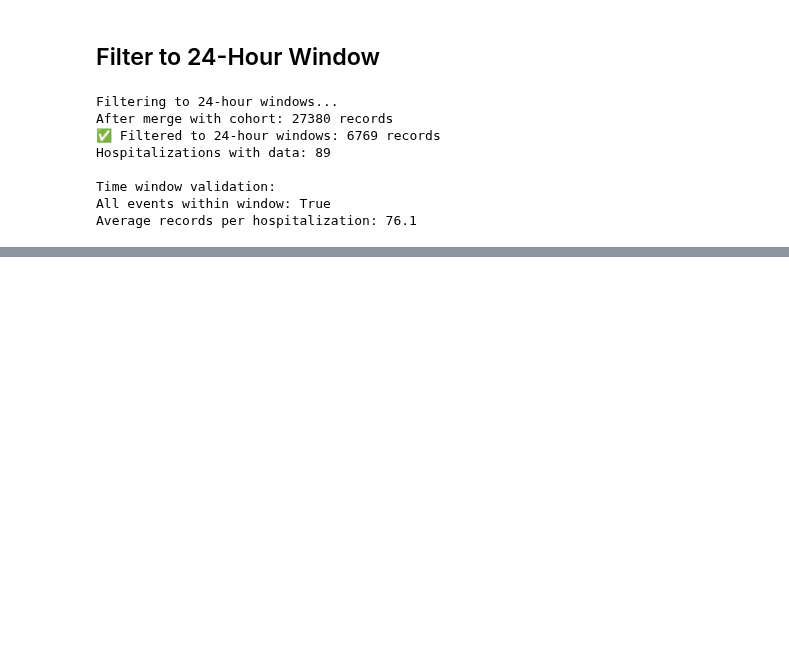
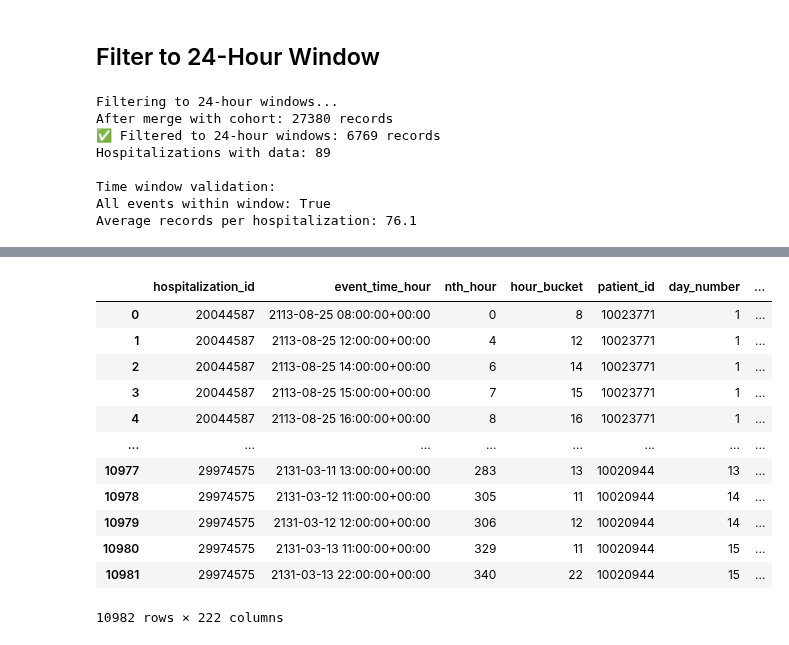
Before and after one commit to Common-Longitudinal-ICU-data-Format/clifpy, a Jupyter notebook: ICU_mortality_model/02_feature_engineering.ipynb, the cells around one changed output, grey strips where cells are left out. Cells and saved outputs as stored; diff of their text form; code cells hidden in the pictures; blank space fills up the shorter version.

Commit message:
hourly data fix for constant columns

```diff
--- a/ICU_mortality_model/02_feature_engineering.ipynb
+++ b/ICU_mortality_model/02_feature_engineering.ipynb
@@ -519,0 +393,16 @@ print(f"  - High-quality features (>80% complete): {stats['high_completeness_fea
+# %%
+hourly_df
+# %% [output]
+|  | hospitalization_id | event_time_hour | nth_hour | hour_bucket | patient_id | day_number | ... |
+| 0 | 20044587 | 2113-08-25 08:00:00+00:00 | 0 | 8 | 10023771 | 1 | ... |
+| 1 | 20044587 | 2113-08-25 12:00:00+00:00 | 4 | 12 | 10023771 | 1 | ... |
+| 2 | 20044587 | 2113-08-25 14:00:00+00:00 | 6 | 14 | 10023771 | 1 | ... |
+| 3 | 20044587 | 2113-08-25 15:00:00+00:00 | 7 | 15 | 10023771 | 1 | ... |
+| 4 | 20044587 | 2113-08-25 16:00:00+00:00 | 8 | 16 | 10023771 | 1 | ... |
+| ... | ... | ... | ... | ... | ... | ... | ... |
+| 10977 | 29974575 | 2131-03-11 13:00:00+00:00 | 283 | 13 | 10020944 | 13 | ... |
+| 10978 | 29974575 | 2131-03-12 11:00:00+00:00 | 305 | 11 | 10020944 | 14 | ... |
+| 10979 | 29974575 | 2131-03-12 12:00:00+00:00 | 306 | 12 | 10020944 | 14 | ... |
+| 10980 | 29974575 | 2131-03-13 11:00:00+00:00 | 329 | 11 | 10020944 | 15 | ... |
+| 10981 | 29974575 | 2131-03-13 22:00:00+00:00 | 340 | 22 | 10020944 | 15 | ... |
+10982 rows × 222 columns
```
Also changed, not shown: parts of 15 cells of this notebook, 1 other file.
